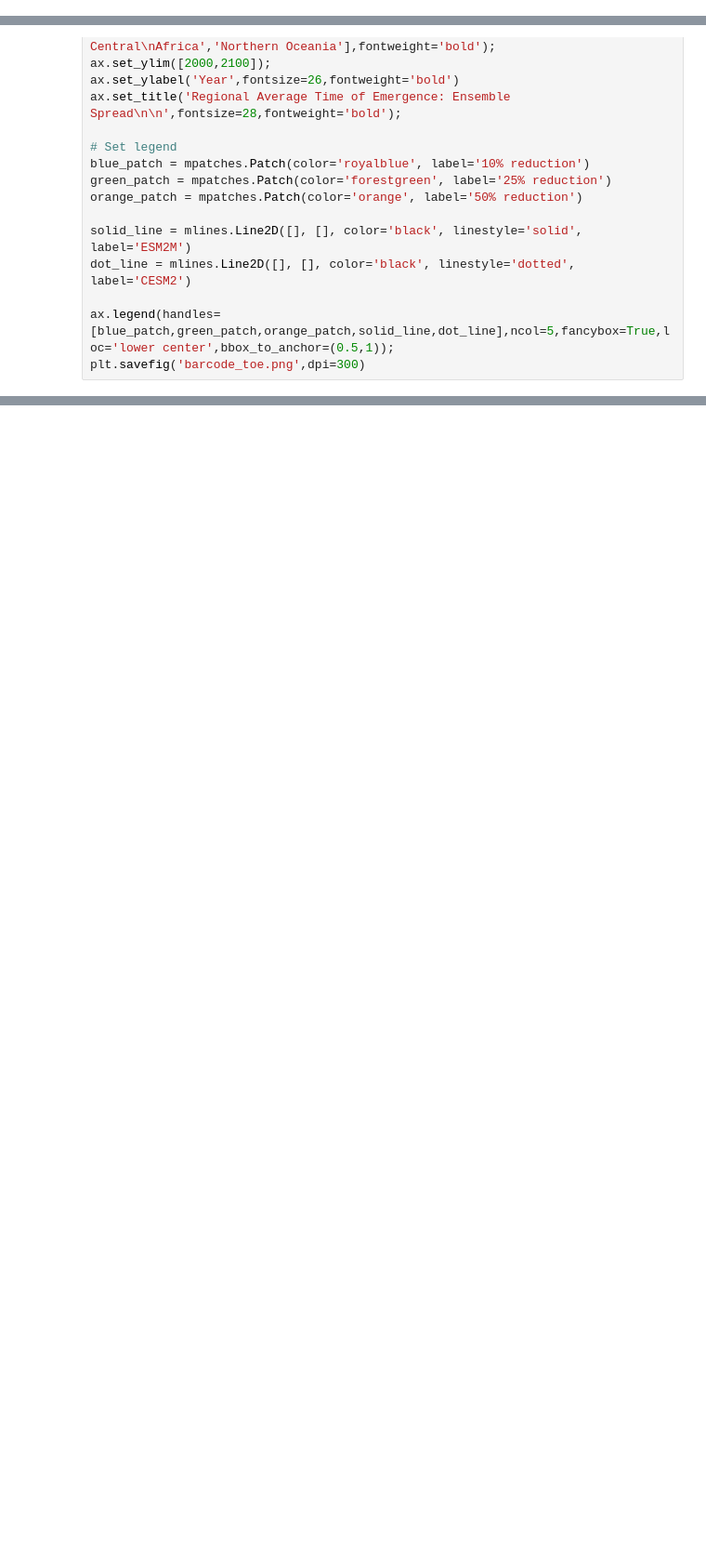
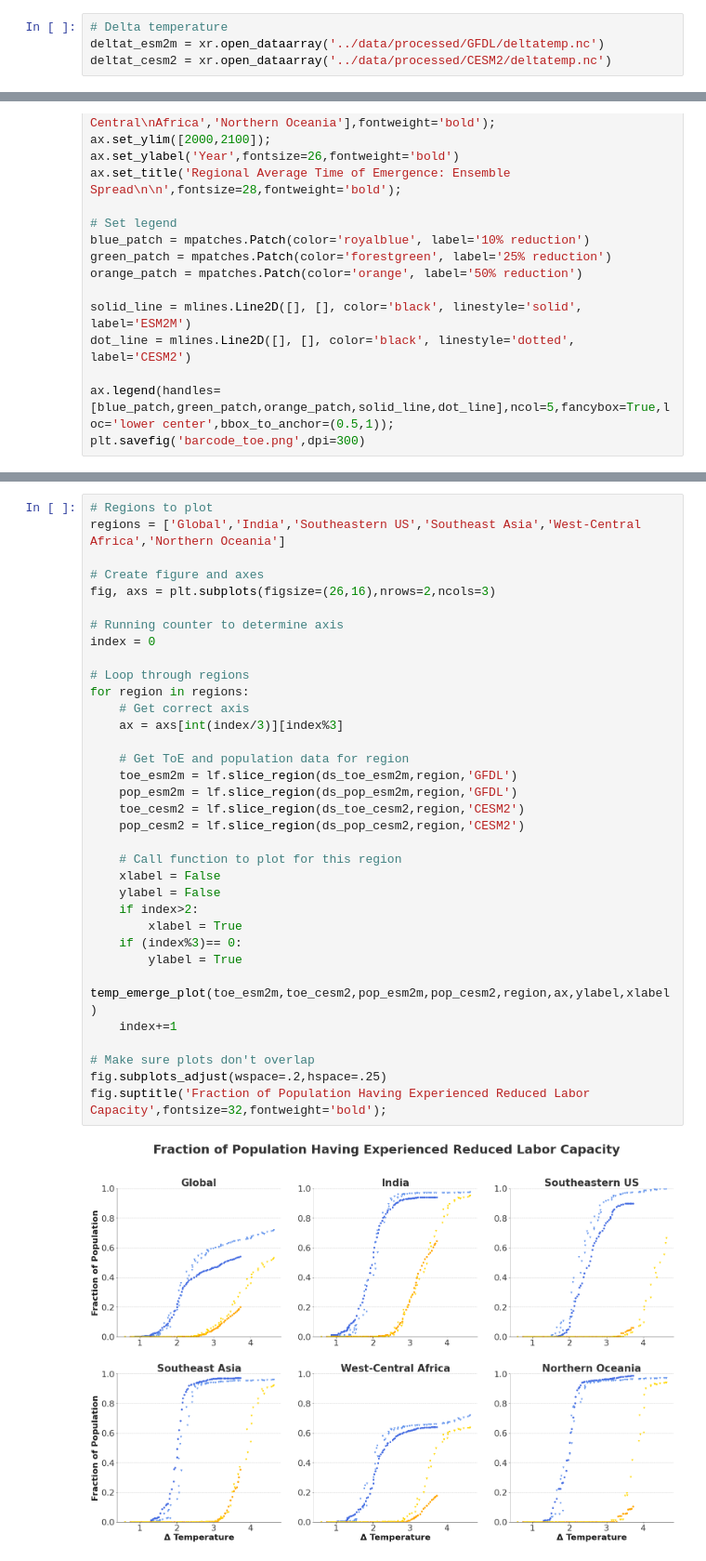
Before and after one commit to KYan19/pei, a Jupyter notebook: notebooks/10.1_Hottest_ToE.ipynb, the cells around one changed output, grey strips where cells are left out. Shown at 93% size. Drawn from its saved outputs; the diff is of its cells as text; blank space fills up the shorter version.

Commit message:
Temperature of emergence plot

```diff
--- a/notebooks/10.1_Hottest_ToE.ipynb
+++ b/notebooks/10.1_Hottest_ToE.ipynb
@@ -36,6 +36,10 @@ ds_pop_cesm2 = ds_pop_cesm2.where(np.isfinite(ds_pop_cesm2),0)
 #ToEs, masking out ocean
 ds_toe_esm2m = xr.open_dataset('../data/processed/GFDL/hottestmonth_toes.nc').where(land_mask_esm2m,np.nan)
 ds_toe_cesm2 = xr.open_dataset('../data/processed/CESM2/hottestmonth_toes.nc').where(land_mask_cesm2,np.nan)
+# %%
+# Delta temperature
+deltat_esm2m = xr.open_dataarray('../data/processed/GFDL/deltatemp.nc')
+deltat_cesm2 = xr.open_dataarray('../data/processed/CESM2/deltatemp.nc')
 # %%
 #average ToE range by latitude
 range_esm2m = lf.calc_range(ds_toe_esm2m)
@@ -409,0 +448,36 @@ plt.savefig('barcode_toe.png',dpi=300)
+# %%
+# Regions to plot
+regions = ['Global','India','Southeastern US','Southeast Asia','West-Central Africa','Northern Oceania']
+
+# Create figure and axes
+fig, axs = plt.subplots(figsize=(26,16),nrows=2,ncols=3)
+
+# Running counter to determine axis
+index = 0
+
+# Loop through regions
+for region in regions:
+    # Get correct axis
+    ax = axs[int(index/3)][index%3]
+
+    # Get ToE and population data for region
+    toe_esm2m = lf.slice_region(ds_toe_esm2m,region,'GFDL')
+    pop_esm2m = lf.slice_region(ds_pop_esm2m,region,'GFDL')
+    toe_cesm2 = lf.slice_region(ds_toe_cesm2,region,'CESM2')
+    pop_cesm2 = lf.slice_region(ds_pop_cesm2,region,'CESM2')
+
+    # Call function to plot for this region
+    xlabel = False
+    ylabel = False
+    if index>2:
+        xlabel = True
+    if (index%3)== 0:
+        ylabel = True
+    temp_emerge_plot(toe_esm2m,toe_cesm2,pop_esm2m,pop_cesm2,region,ax,ylabel,xlabel)
+    index+=1
+
+# Make sure plots don't overlap
+fig.subplots_adjust(wspace=.2,hspace=.25)
+fig.suptitle('Fraction of Population Having Experienced Reduced Labor Capacity',fontsize=32,fontweight='bold');
+# %% [output]
+[figure, added]
```
Also changed, not shown: parts of 2 cells of this notebook, 1 other file.
